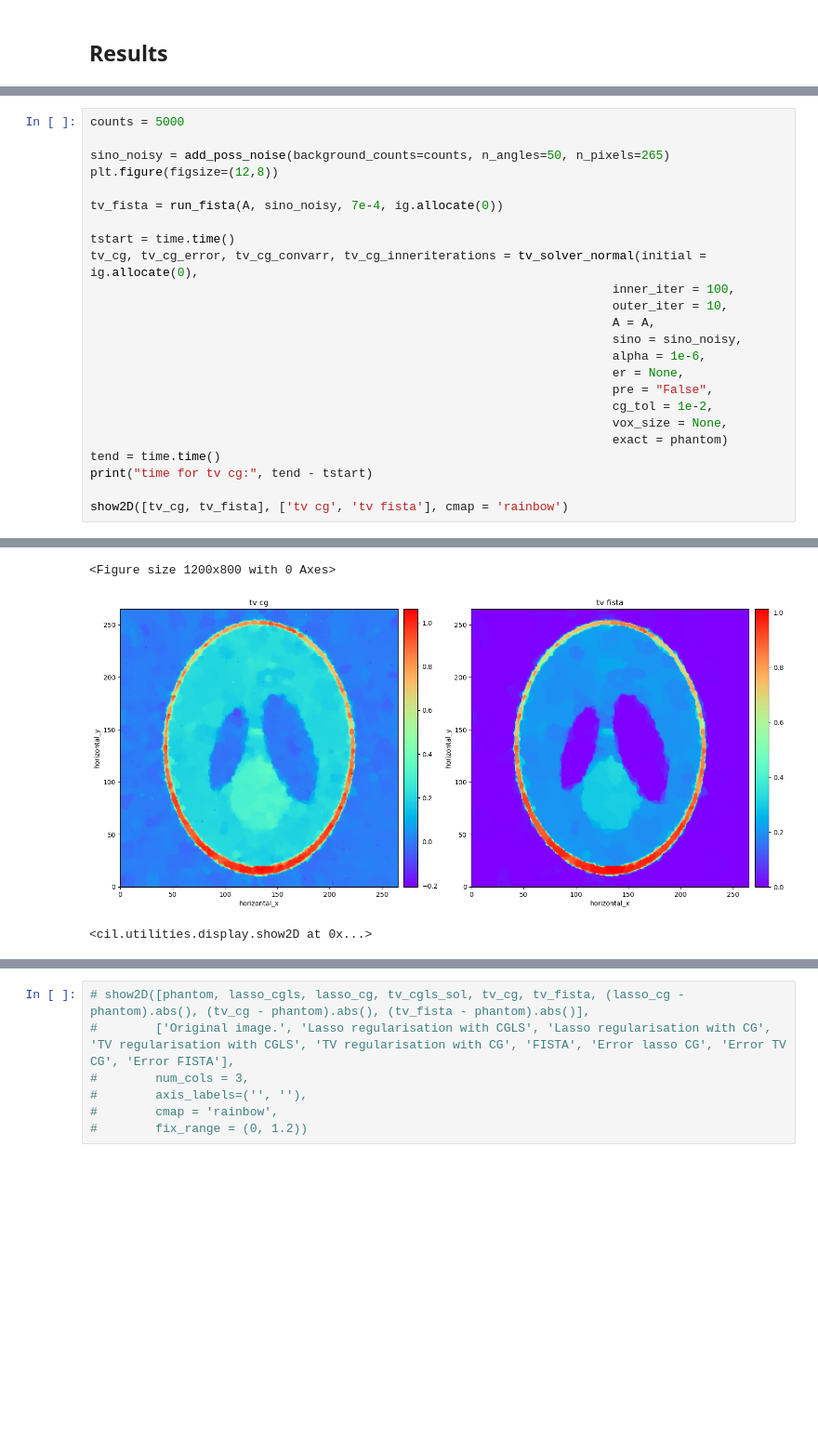
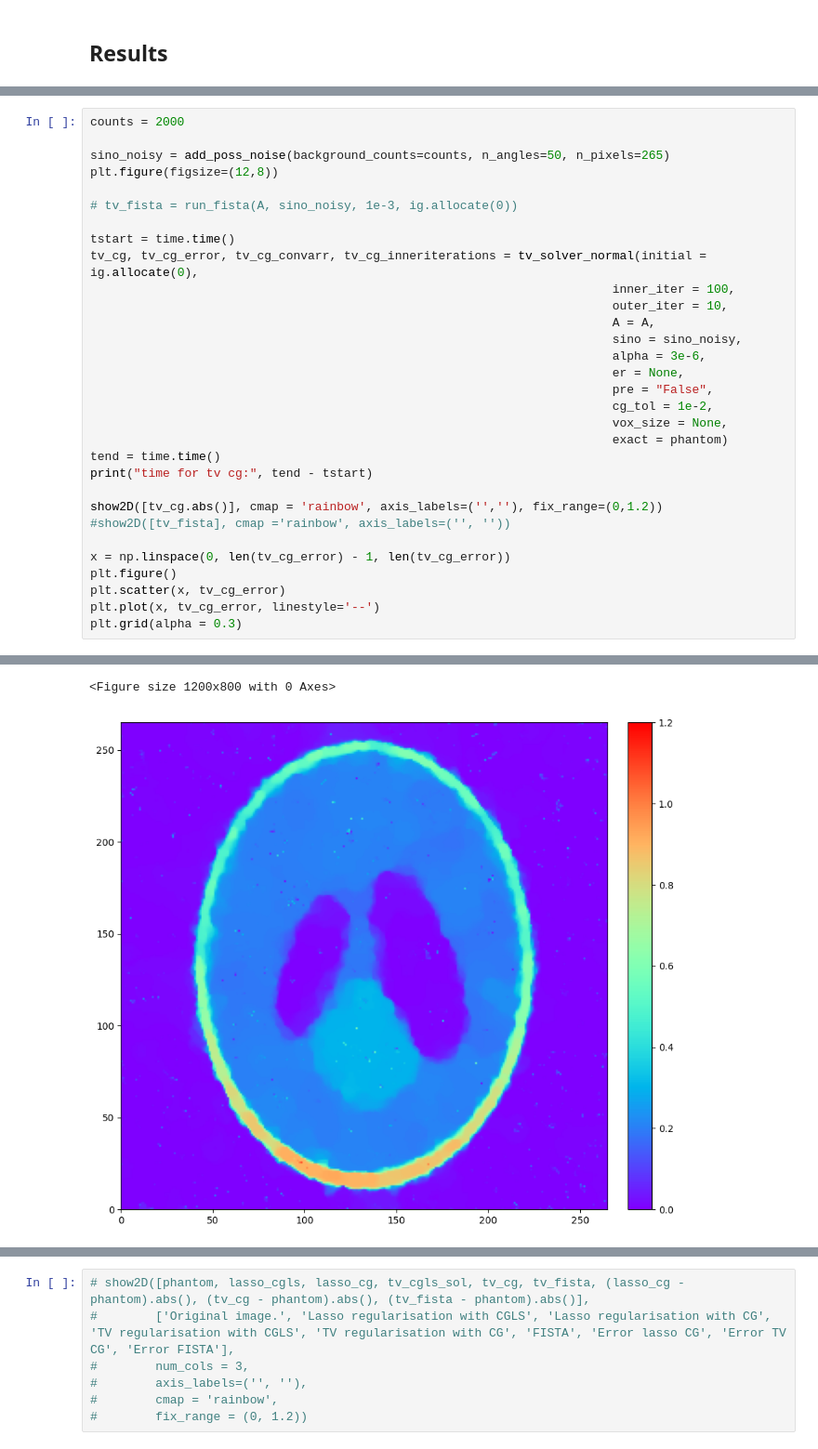
Before and after one commit to FemkeFJF/CIL-Demos, a Jupyter notebook: Femke/IRN/final_files_python/results_notebook.ipynb, the cells around one changed output, grey strips where cells are left out. Shown at 93% size. Cells and saved outputs as stored; diff of their text form; blank space fills up the shorter version.

```diff
--- a/Femke/IRN/final_files_python/results_notebook.ipynb
+++ b/Femke/IRN/final_files_python/results_notebook.ipynb
@@ -955,10 +1112,10 @@ time 16.37073254585266
 # %%
-counts = 5000
+counts = 2000
 
 sino_noisy = add_poss_noise(background_counts=counts, n_angles=50, n_pixels=265)
 plt.figure(figsize=(12,8))
 
-tv_fista = run_fista(A, sino_noisy, 7e-4, ig.allocate(0))
+# tv_fista = run_fista(A, sino_noisy, 1e-3, ig.allocate(0))
 
 tstart = time.time()
 tv_cg, tv_cg_error, tv_cg_convarr, tv_cg_inneriterations = tv_solver_normal(initial = ig.allocate(0),
@@ -966,7 +1123,7 @@ tv_cg, tv_cg_error, tv_cg_convarr, tv_cg_inneriterations = tv_solver_normal(init
                                                                         outer_iter = 10,
                                                                         A = A,
                                                                         sino = sino_noisy,
-                                                                        alpha = 1e-6,
+                                                                        alpha = 3e-6,
                                                                         er = None,
                                                                         pre = "False",
                                                                         cg_tol = 1e-2,
@@ -975,5 +1132,12 @@ tv_cg, tv_cg_error, tv_cg_convarr, tv_cg_inneriterations = tv_solver_normal(init
 tend = time.time()
 print("time for tv cg:", tend - tstart)
 
-show2D([tv_cg, tv_fista], ['tv cg', 'tv fista'], cmap = 'rainbow')
+show2D([tv_cg.abs()], cmap = 'rainbow', axis_labels=('',''), fix_range=(0,1.2))
+#show2D([tv_fista], cmap ='rainbow', axis_labels=('', ''))
+
+x = np.linspace(0, len(tv_cg_error) - 1, len(tv_cg_error))
+plt.figure()
+plt.scatter(x, tv_cg_error)
+plt.plot(x, tv_cg_error, linestyle='--')
+plt.grid(alpha = 0.3)
 # %% [output]
@@ -995,3 +1157,2 @@ time for tv cg: 65.11596345901489
 <Figure size 1200x800 with 0 Axes>
-[figure, old version]
+[figure, new version]
-<cil.utilities.display.show2D at 0x...>
```
Also changed, not shown: parts of 22 cells of this notebook.
